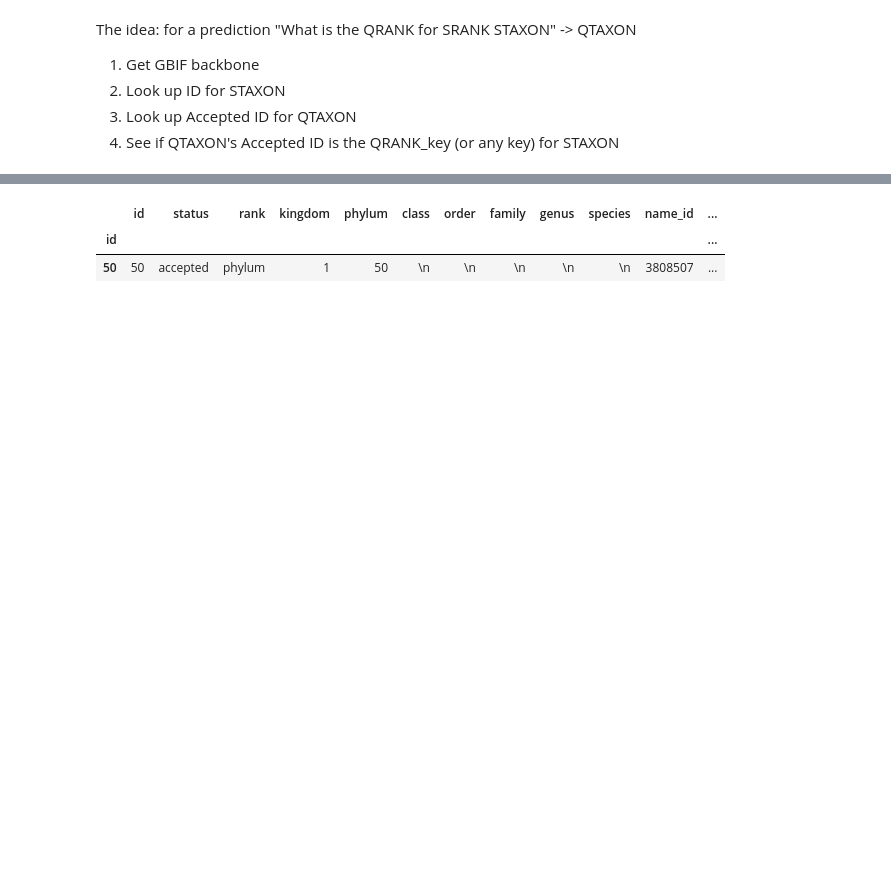
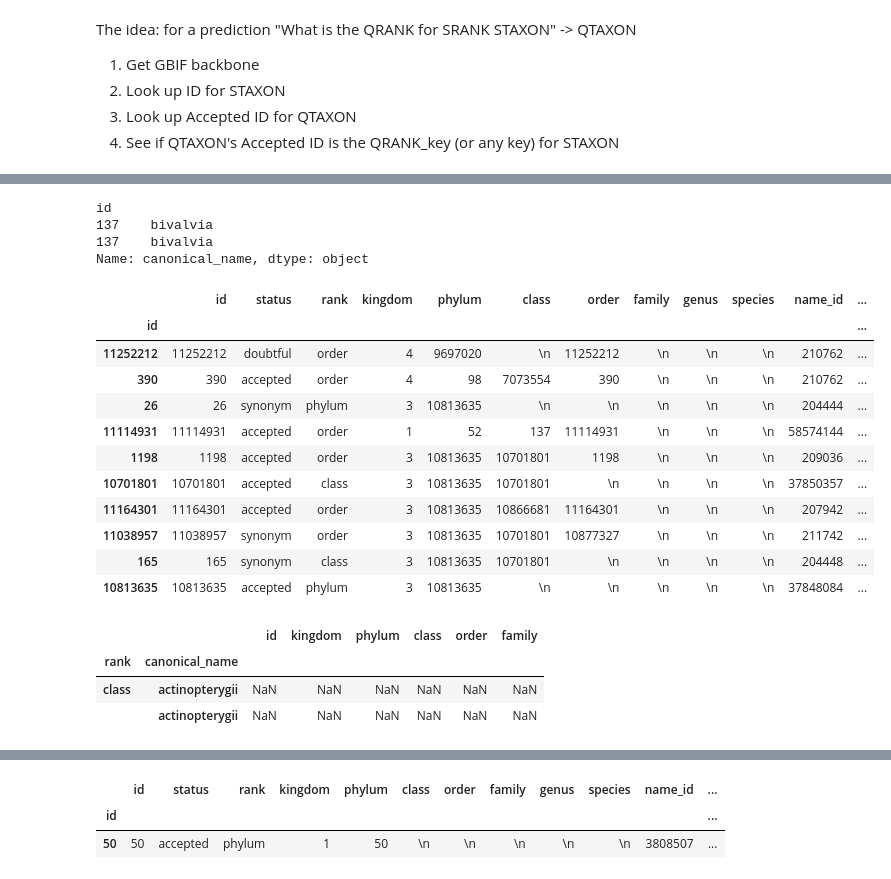
Before and after one commit to mielliott/biodiversity-llms, a Jupyter notebook: tdwg2023/taxonomy/taxonomy.ipynb, the cells around one changed output, grey strips where cells are left out. Drawn from its saved outputs; the diff is of its cells as text; code cells hidden in the pictures; blank space fills up the shorter version.

```diff
--- a/tdwg2023/taxonomy/taxonomy.ipynb
+++ b/tdwg2023/taxonomy/taxonomy.ipynb
@@ -41,0 +88,29 @@ def name_to_id(name, rank):
+# %%
+map_ids_to_names.loc["137"]
+# %% [output]
+id
+137    bivalvia
+137    bivalvia
+Name: canonical_name, dtype: object
+# %%
+full_taxonomy[~(full_taxonomy["rank"].isin({"species", "subspecies", "genus", "form", "variety", "family"})) * full_taxonomy["canonical_name"].str.startswith("actino")]
+# %% [output]
+|  | id | status | rank | kingdom | phylum | class | order | family | genus | species | name_id | ... |
+| id |  |  |  |  |  |  |  |  |  |  |  | ... |
+| 11252212 | 11252212 | doubtful | order | 4 | 9697020 | \n | 11252212 | \n | \n | \n | 210762 | ... |
+| 390 | 390 | accepted | order | 4 | 98 | 7073554 | 390 | \n | \n | \n | 210762 | ... |
+| 26 | 26 | synonym | phylum | 3 | 10813635 | \n | \n | \n | \n | \n | 204444 | ... |
+| 11114931 | 11114931 | accepted | order | 1 | 52 | 137 | 11114931 | \n | \n | \n | 58574144 | ... |
+| 1198 | 1198 | accepted | order | 3 | 10813635 | 10701801 | 1198 | \n | \n | \n | 209036 | ... |
+| 10701801 | 10701801 | accepted | class | 3 | 10813635 | 10701801 | \n | \n | \n | \n | 37850357 | ... |
+| 11164301 | 11164301 | accepted | order | 3 | 10813635 | 10866681 | 11164301 | \n | \n | \n | 207942 | ... |
+| 11038957 | 11038957 | synonym | order | 3 | 10813635 | 10701801 | 10877327 | \n | \n | \n | 211742 | ... |
+| 165 | 165 | synonym | class | 3 | 10813635 | 10701801 | \n | \n | \n | \n | 204448 | ... |
+| 10813635 | 10813635 | accepted | phylum | 3 | 10813635 | \n | \n | \n | \n | \n | 37848084 | ... |
+# %%
+map_subject_names_to_ids.loc[("class", "actinopterygii")]
+# %% [output]
+|  |  | id | kingdom | phylum | class | order | family |
+| rank | canonical_name |  |  |  |  |  |  |
+| class | actinopterygii | NaN | NaN | NaN | NaN | NaN | NaN |
+|  | actinopterygii | NaN | NaN | NaN | NaN | NaN | NaN |
```
Also changed, not shown: parts of 29 cells of this notebook, 23 other files.
